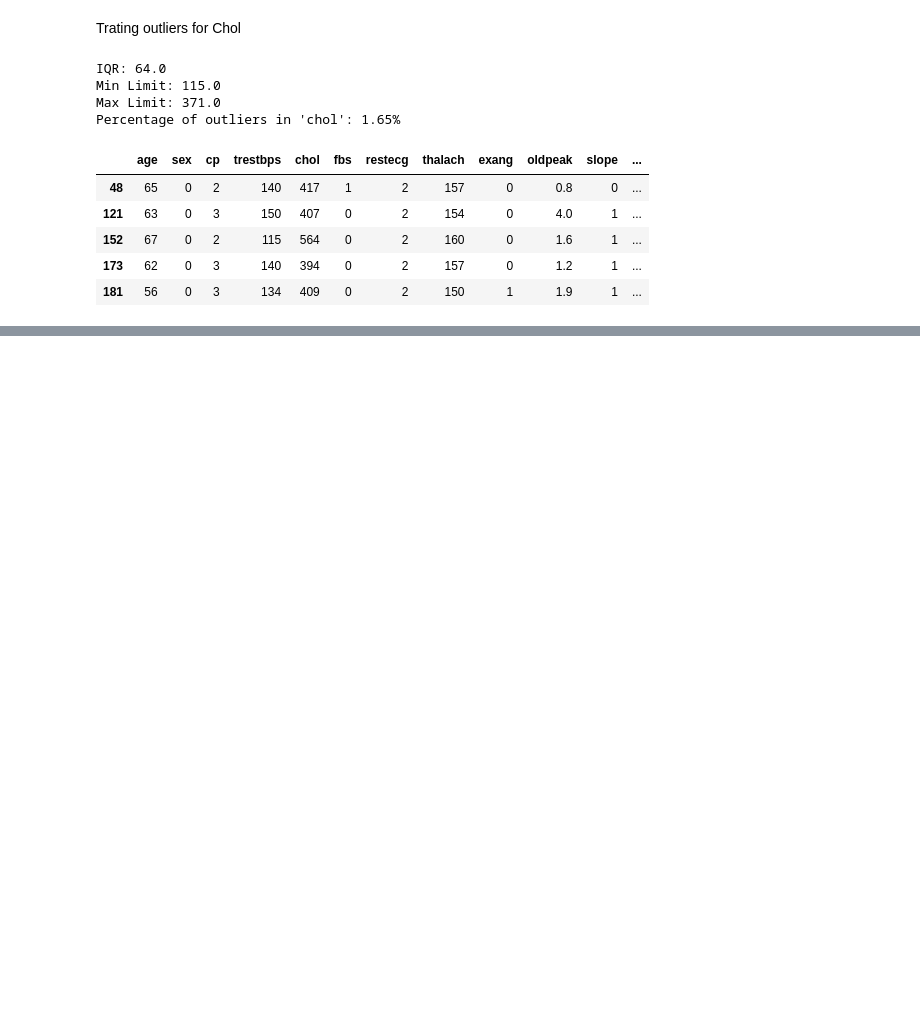
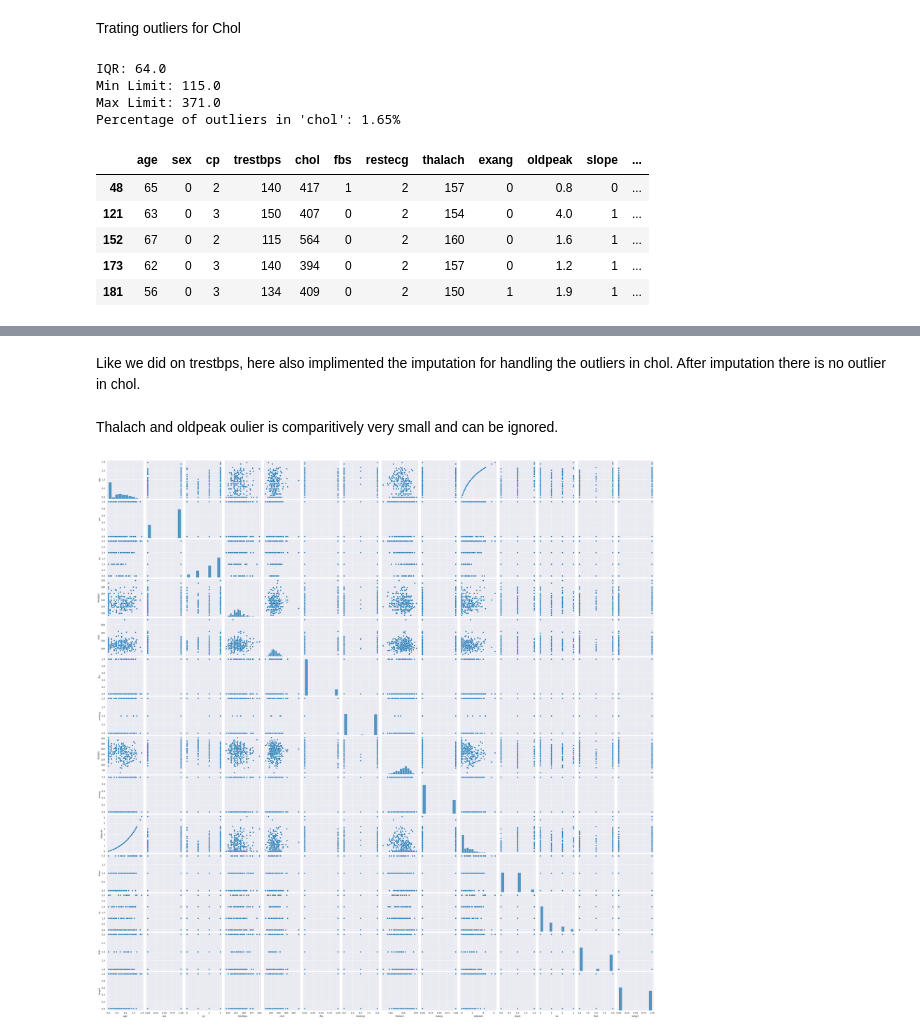
Before and after one commit to negilbabu/Heart-Disease-Prediction-Ai-, a Jupyter notebook: HeartDiseasePrediction.ipynb, the cells around one changed output, grey strips where cells are left out. Saved outputs shown, nothing was run; the diff lists cells and outputs as text; code cells hidden in the pictures; blank space fills up the shorter version.

```diff
--- a/HeartDiseasePrediction.ipynb
+++ b/HeartDiseasePrediction.ipynb
@@ -423,0 +426,9 @@ plt.show()
+# %% [markdown]
+Like we did on trestbps, here also implimented the imputation for handling the outliers in chol. After imputation there is no outlier in chol.
+# %% [markdown]
+Thalach and oldpeak oulier is comparitively very small and can be ignored.
+# %%
+sns.pairplot(df)
+plt.show()
+# %% [output]
+[figure, added]
```
Also changed, not shown: parts of 31 cells of this notebook.
